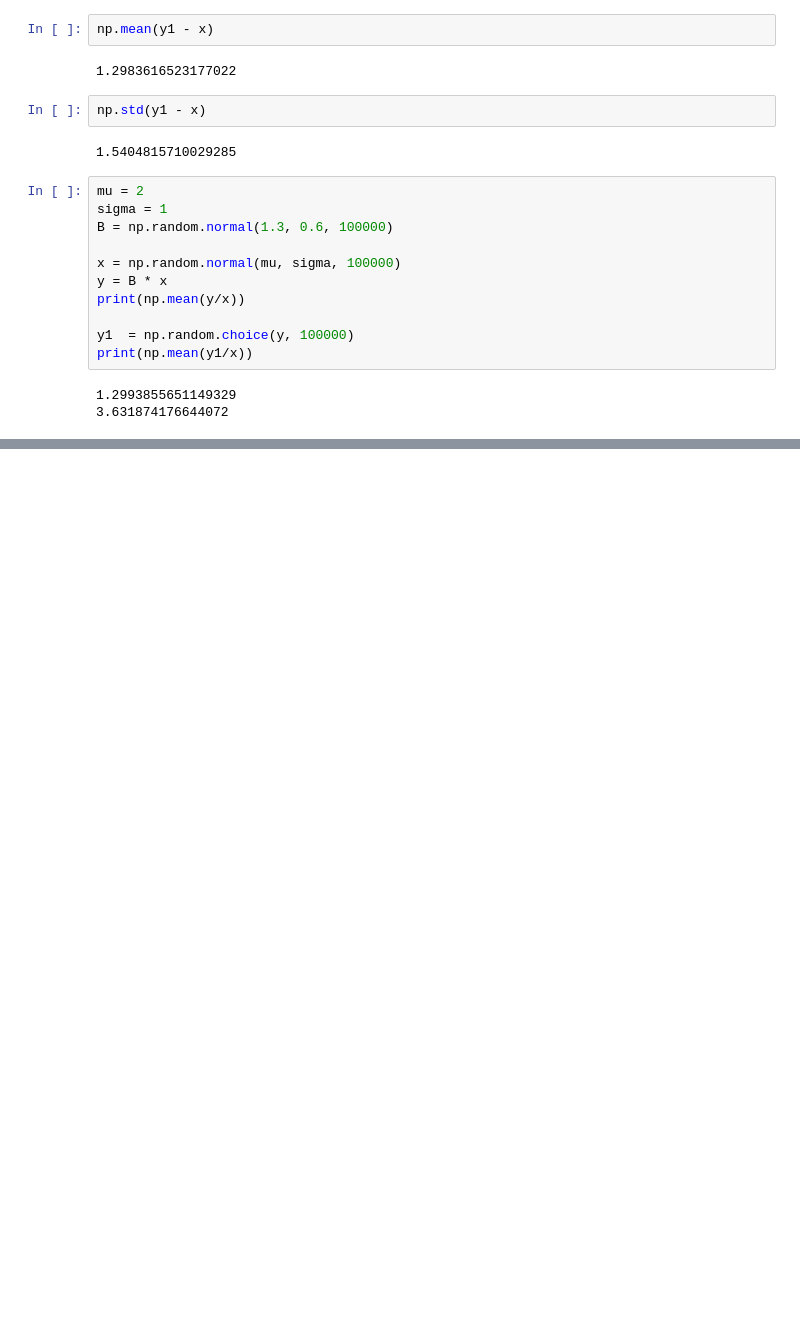
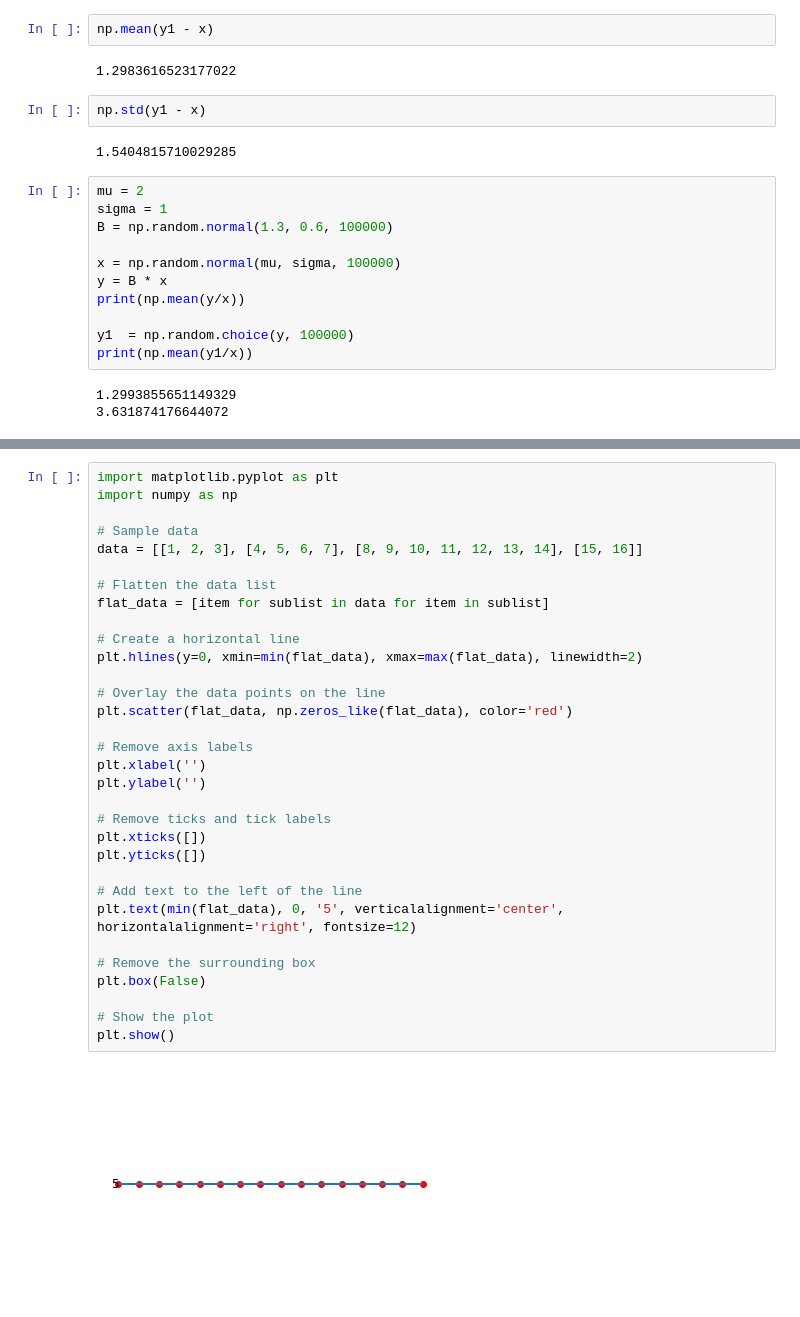
Before and after one commit to oremnirv/ATP, a Jupyter notebook: GP_skeleton.ipynb, the cells around one changed output, grey strips where cells are left out. Saved outputs shown, nothing was run; the diff lists cells and outputs as text; blank space fills up the shorter version.

```diff
--- a/GP_skeleton.ipynb
+++ b/GP_skeleton.ipynb
@@ -1527,0 +1613,34 @@ print(np.mean(y1/x))
+# %%
+import matplotlib.pyplot as plt
+import numpy as np
+
+# Sample data
+data = [[1, 2, 3], [4, 5, 6, 7], [8, 9, 10, 11, 12, 13, 14], [15, 16]]
+
+# Flatten the data list
+flat_data = [item for sublist in data for item in sublist]
+
+# Create a horizontal line
+plt.hlines(y=0, xmin=min(flat_data), xmax=max(flat_data), linewidth=2)
+
+# Overlay the data points on the line
+plt.scatter(flat_data, np.zeros_like(flat_data), color='red')
+
+# Remove axis labels
+plt.xlabel('')
+plt.ylabel('')
+
+# Remove ticks and tick labels
+plt.xticks([])
+plt.yticks([])
+
+# Add text to the left of the line
+plt.text(min(flat_data), 0, '5', verticalalignment='center', horizontalalignment='right', fontsize=12)
+
+# Remove the surrounding box
+plt.box(False)
+
+# Show the plot
+plt.show()
+# %% [output]
+[figure, added]
```
Also changed, not shown: parts of 6 cells of this notebook, 2 other files.
